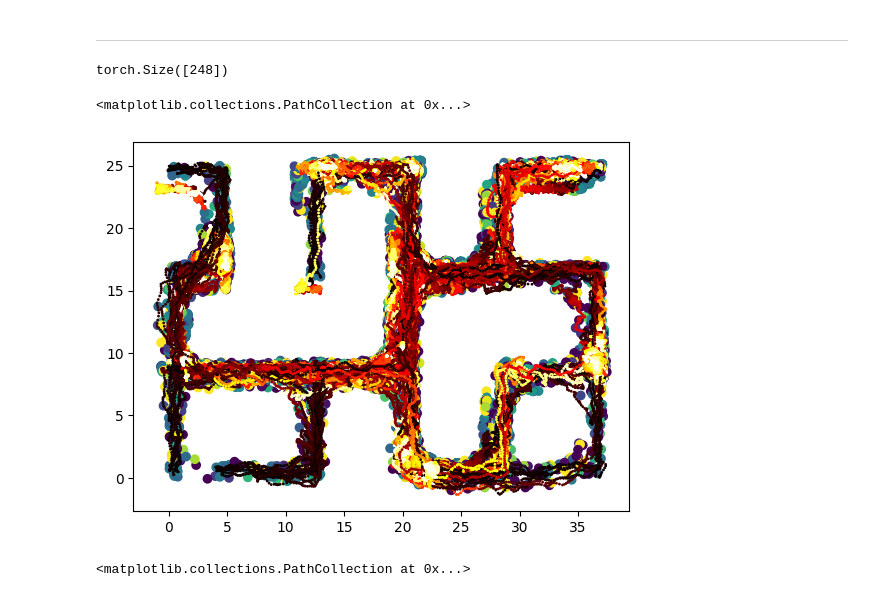
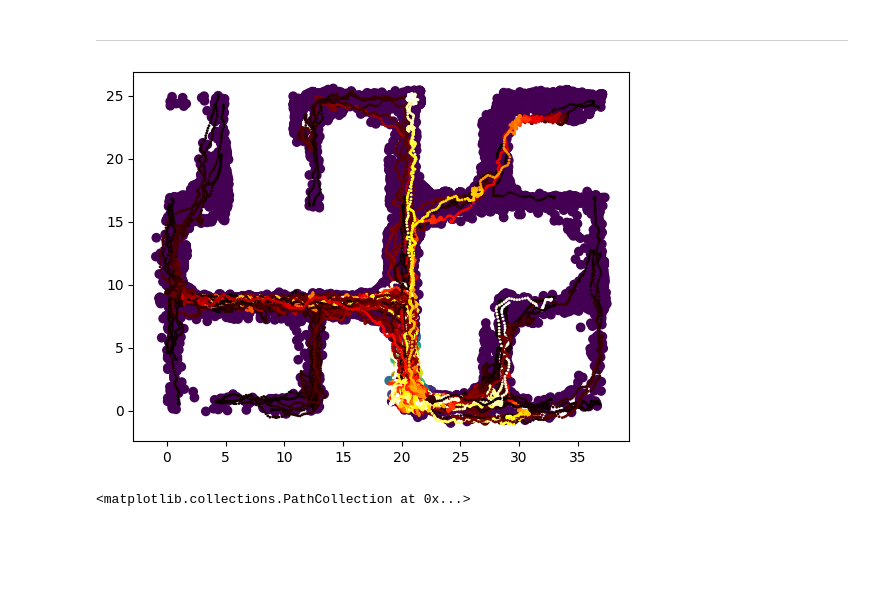
Before and after one commit to TheSun00000/fre_experiments, a Jupyter notebook: offline_fre+G+traj_score.ipynb, the cells around one changed output. Cells and saved outputs as stored; diff of their text form; code cells hidden in the pictures; blank space fills up the shorter version.

```diff
--- a/offline_fre+G+traj_score.ipynb
+++ b/offline_fre+G+traj_score.ipynb
@@ -764,7 +769,8 @@ def get_trajectory_scores(reward_params, num_considered_states=100, gamma=0.99):
         cum_rewards = (cum_rewards - cum_rewards.min()) / (cum_rewards.max() - cum_rewards.min() + 0.0001) - 0.5
 
 
-        trajectories_scores[b] = torch.exp(cum_rewards * 30).clamp(max=10)
+        # trajectories_scores[b] = torch.exp(cum_rewards * 30).clamp(max=10)
+        trajectories_scores[b] = cum_rewards
 
         # sorted_trajectories_idx = cum_rewards.argsort(descending=True)
         # sorted_cum_rewards = cum_rewards[sorted_trajectories_idx]
@@ -813,7 +819,7 @@ for timestep in tqdm(range(100000)):
         # batch['rewards'] = fre_network.get_reward_pred(w_mean, batch['states'])
 
 
-    trajectories_scores = get_trajectory_scores(reward_params)
+    trajectories_scores = get_trajectory_scores(reward_params, gamma=0.99)
     batch['trajectory_score'] = torch.gather(trajectories_scores, dim=1, index=batch['trajectory_idx'].to(device)).unsqueeze(-1)
 
     # Implicit Q-Learning
@@ -874,5 +880,5 @@ for timestep in tqdm(range(100000)):
 
         plt.show()
 
-    # break
+    break
 # %% [output]
@@ -886,16 +891,23 @@ KeyboardInterrupt:
 # plt.scatter(batch['states'][..., 0].cpu(), batch['states'][..., 1].cpu())
 # plt.scatter(batch['states'][b, :, 0].cpu(), batch['states'][b, :, 1].cpu(), c=v[b].detach().flatten().cpu())
 # %%
-eval_states, eval_rewards = get_eval_rewards(w_mean[[b]])
-plt.scatter(eval_states[..., 0], eval_states[..., 1], c=eval_rewards, vmin=-1, vmax=1)
+for b in range(iql_batch_size):
 
-i = torch.nonzero(cum_rewards == 10).reshape(-1).cpu()
-print(i.shape)
-plt.scatter(dataset_trajectories[i, :, 0], dataset_trajectories[i, :, 1], c=torch.linspace(0, 1, 1001).repeat(i.shape[0]), cmap='hot', s=1)
+    b = 3
+
+    eval_states, eval_rewards = get_eval_rewards(w_mean[[b]])
+    plt.scatter(eval_states[..., 0], eval_states[..., 1], c=eval_rewards, vmin=-1, vmax=1)
+
+    # i = torch.nonzero(trajectories_scores[b] == 10).reshape(-1).cpu()
+    # i = torch.nonzero(trajectories_scores[b] > 0.3).reshape(-1).cpu()
+    i = trajectories_scores[b].argsort(descending=True)[:100].cpu()
+    # print(i.shape)
+    plt.scatter(dataset_trajectories[i, :, 0], dataset_trajectories[i, :, 1], c=torch.linspace(0, 1, 1001).repeat(i.shape[0]), cmap='hot', s=1)
+    plt.show()
+
+    break
 # %% [output]
-torch.Size([248])
-<matplotlib.collections.PathCollection at 0x...>
-[figure, old version]
+[figure, new version]
 # %%
 i = torch.nonzero(cum_rewards == 10).reshape(-1).cpu()
 plt.scatter(dataset_trajectories[i, :, 0], dataset_trajectories[i, :, 1], c='red', s=1)
```
Also changed, not shown: parts of 3 cells of this notebook, 2 other files.
